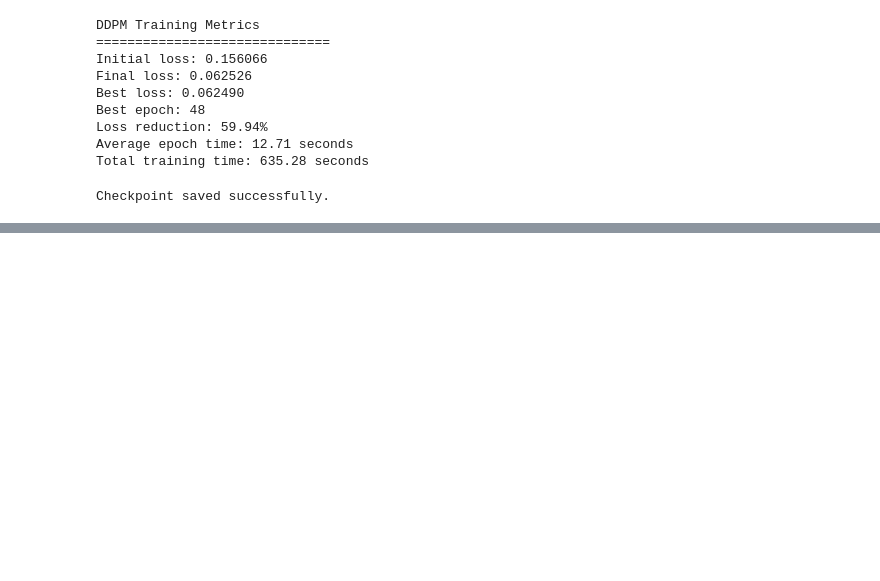
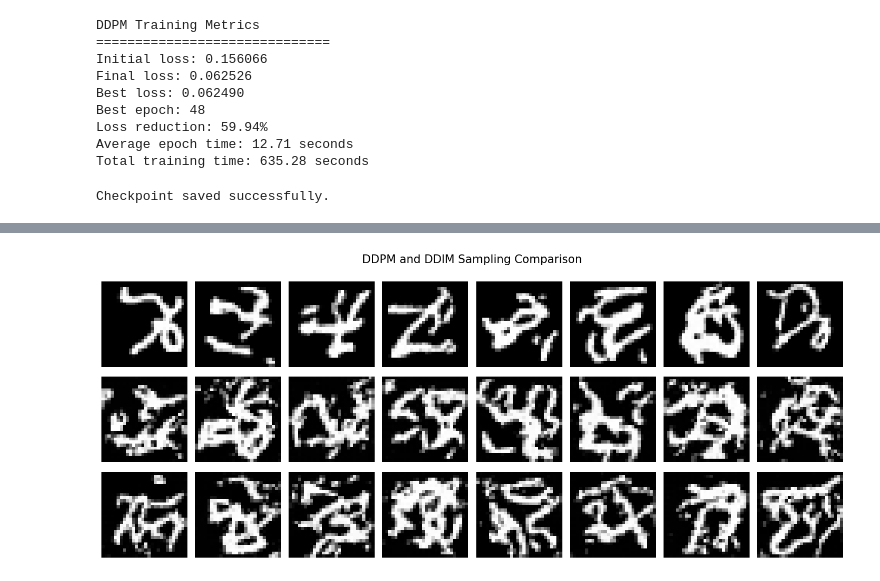
Before and after one commit to DrashtiShah23/data266-2046, a Jupyter notebook: hw8/Hw8.ipynb, the cells around one changed output, grey strips where cells are left out. Saved outputs shown, nothing was run; the diff lists cells and outputs as text; code cells hidden in the pictures; blank space fills up the shorter version.

```diff
--- a/hw8/Hw8.ipynb
+++ b/hw8/Hw8.ipynb
@@ -555,0 +1243,51 @@ Checkpoint saved successfully.
+# %%
+def prepare_for_display(samples):
+    samples = samples.detach().cpu()
+    samples = torch.clamp(samples, -1, 1)
+    return (samples + 1) / 2
+
+
+ddpm_vis = prepare_for_display(improved_ddpm_samples)
+ddim_50_vis = prepare_for_display(ddim_50_samples)
+ddim_20_vis = prepare_for_display(ddim_20_samples)
+
+
+fig, axes = plt.subplots(
+    3,
+    8,
+    figsize=(14, 6)
+)
+
+methods = [
+    ("DDPM: 100 Steps", ddpm_vis),
+    ("DDIM: 50 Steps", ddim_50_vis),
+    ("DDIM: 20 Steps", ddim_20_vis)
+]
+
+for row, (title, samples) in enumerate(methods):
+    for col in range(8):
+        axes[row, col].imshow(
+            samples[col].squeeze(),
+            cmap="gray",
+            vmin=0,
+            vmax=1
+        )
+
+        axes[row, col].axis("off")
+
+    axes[row, 0].set_ylabel(
+        title,
+        fontsize=11,
+        rotation=90,
+        labelpad=15
+    )
+
+plt.suptitle(
+    "DDPM and DDIM Sampling Comparison",
+    fontsize=15
+)
+
+plt.tight_layout()
+plt.show()
+# %% [output]
+[figure, added]
```
Also changed, not shown: parts of 18 cells of this notebook.
